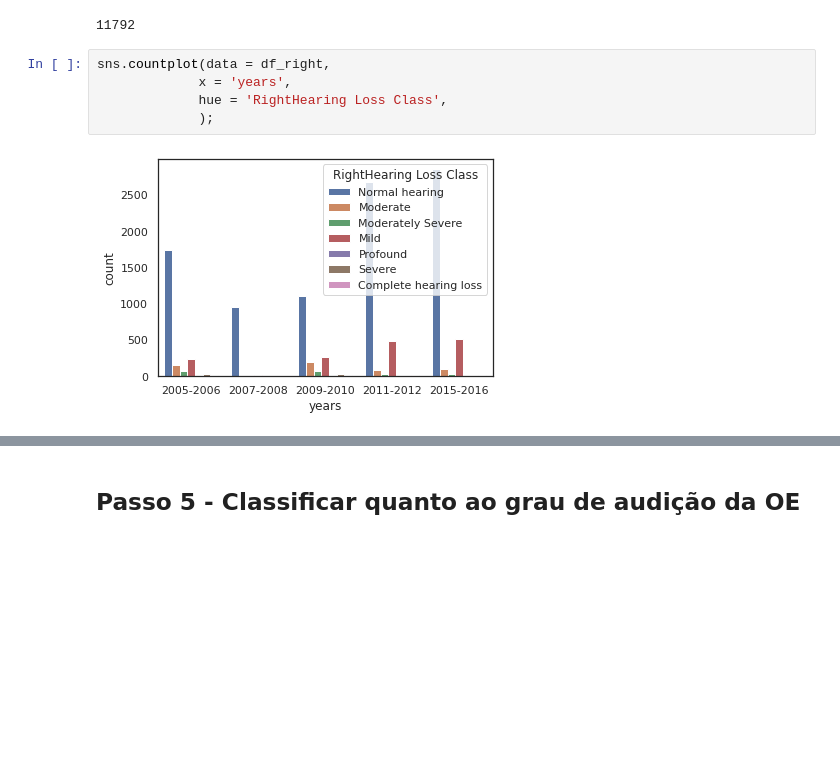
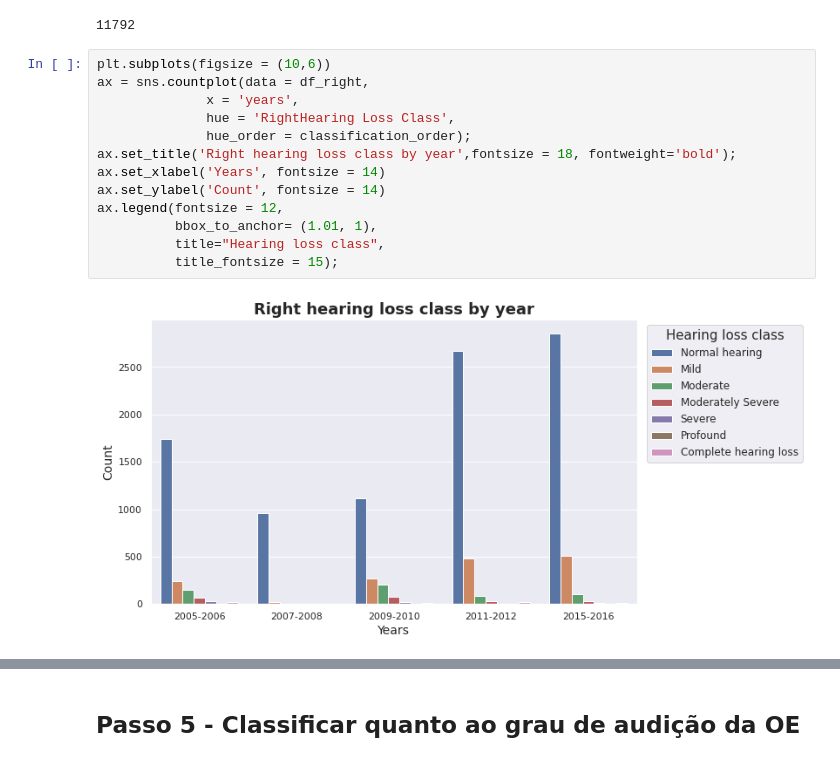
Before and after one commit to juliatessler/datascience4health-2021, a Jupyter notebook: notebooks/NHANES_Data.ipynb, the cells around one changed output, grey strips where cells are left out. Cells and saved outputs as stored; diff of their text form; blank space fills up the shorter version.

```diff
--- a/notebooks/NHANES_Data.ipynb
+++ b/notebooks/NHANES_Data.ipynb
@@ -995,10 +989,18 @@ Name: RightHearing Loss Class, dtype: int64
 df_right['RightHearing Loss Class'].count()
 # %% [output]
 11792
-# %%
-sns.countplot(data = df_right,
-             x = 'years',
-             hue = 'RightHearing Loss Class',
-             );
-# %% [output]
-[figure, removed]
+# %%
+plt.subplots(figsize = (10,6))
+ax = sns.countplot(data = df_right,
+              x = 'years',
+              hue = 'RightHearing Loss Class',
+              hue_order = classification_order);
+ax.set_title('Right hearing loss class by year',fontsize = 18, fontweight='bold');
+ax.set_xlabel('Years', fontsize = 14)
+ax.set_ylabel('Count', fontsize = 14)
+ax.legend(fontsize = 12,
+          bbox_to_anchor= (1.01, 1),
+          title="Hearing loss class",
+          title_fontsize = 15);
+# %% [output]
+[figure, added]
```
Also changed, not shown: parts of 8 cells of this notebook.
